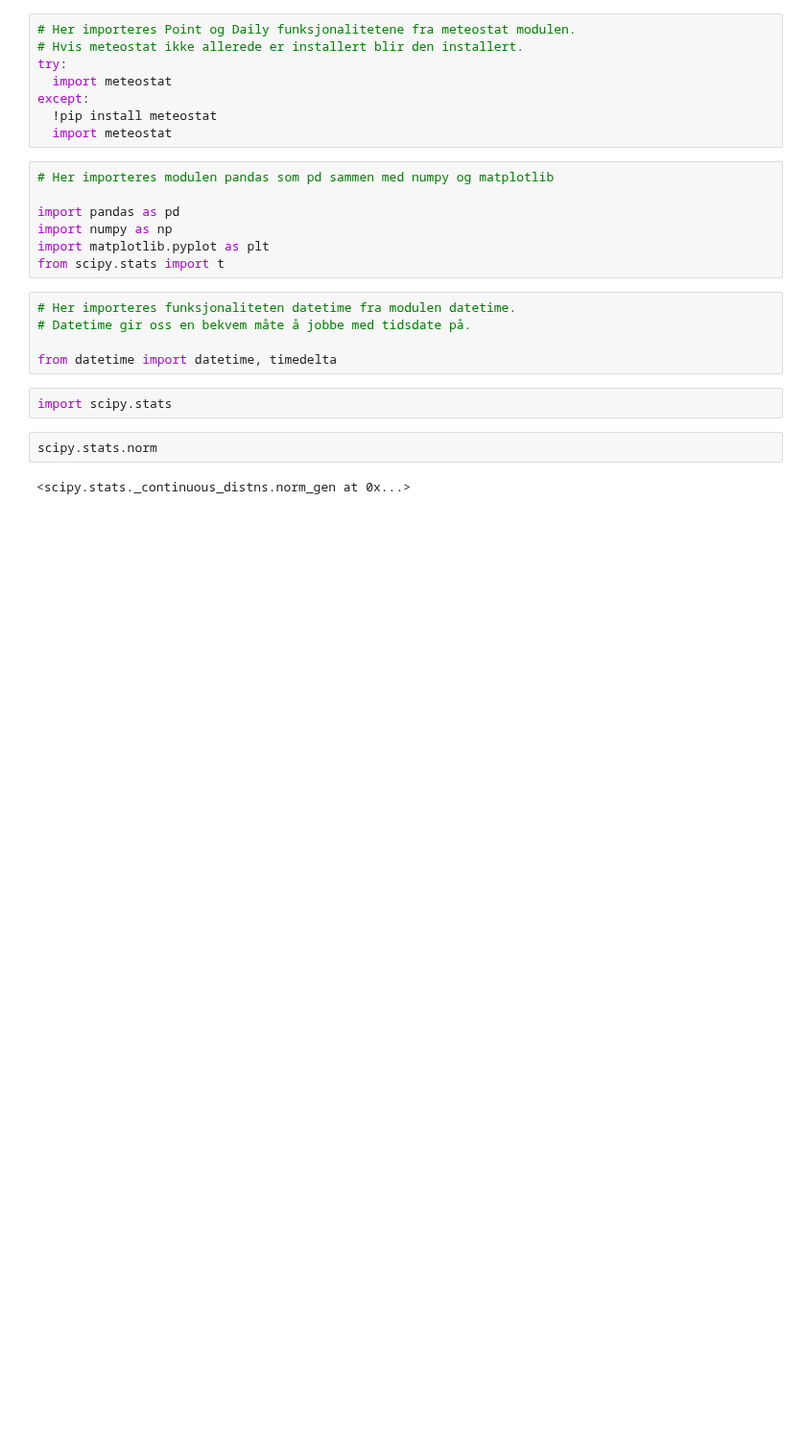
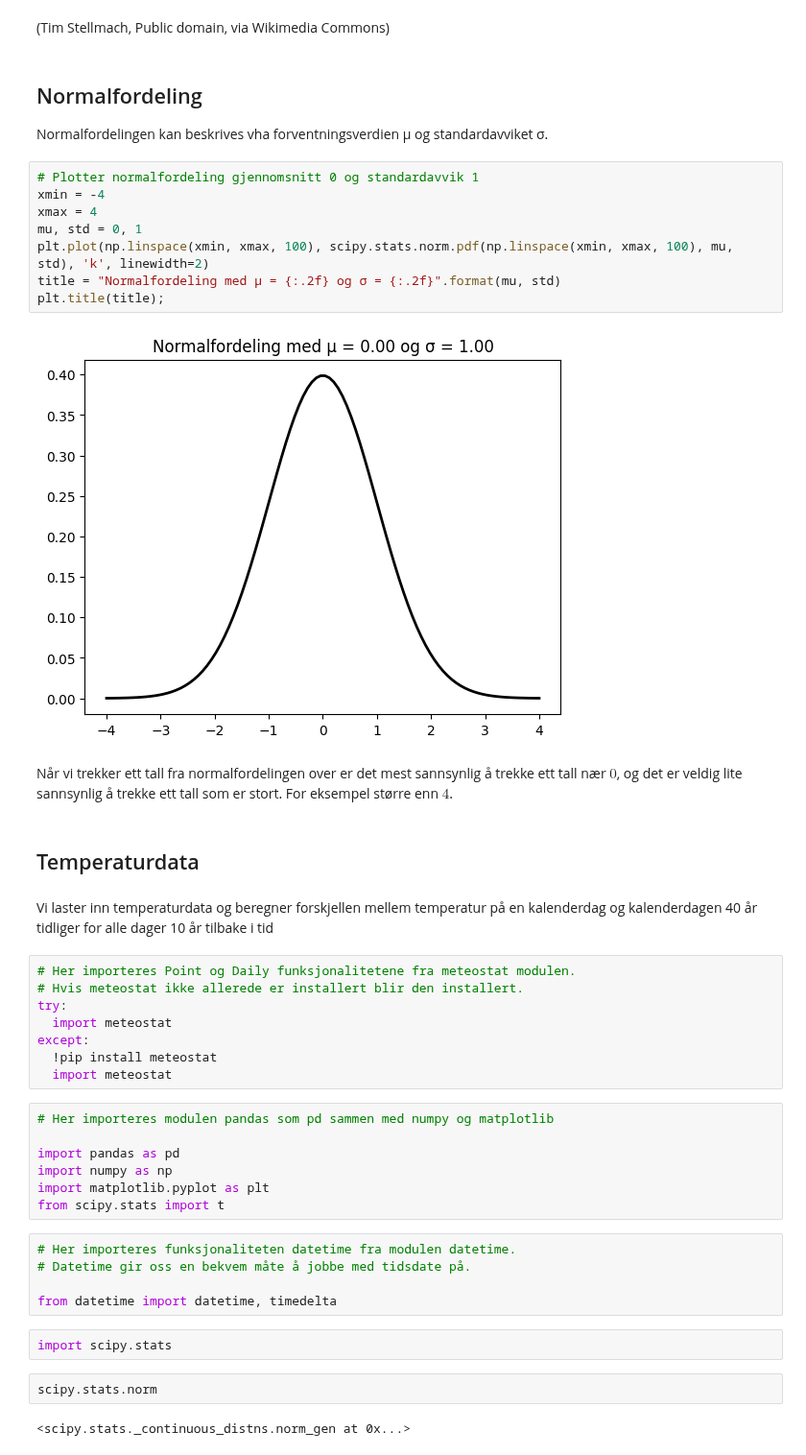
Before and after one commit to mbr085/V25MAT102, a Jupyter notebook: notebooks/uke12/hypotesetest.ipynb, the cells around one changed output. Shown at 96% size. Drawn from its saved outputs; the diff is of its cells as text; blank space fills up the shorter version.

```diff
--- a/notebooks/uke12/hypotesetest.ipynb
+++ b/notebooks/uke12/hypotesetest.ipynb
@@ -28,3 +60,25 @@ gjennomsnittet $E(y)$ av tallene $y_i$ er større enn $1\ C^{\circ}$.
+# %% [markdown]
+(Tim Stellmach, Public domain, via Wikimedia Commons)
+# %% [markdown]
+## Normalfordeling
+
+Normalfordelingen kan beskrives vha forventningsverdien μ og standardavviket σ.
+# %%
+# Plotter normalfordeling gjennomsnitt 0 og standardavvik 1
+xmin = -4
+xmax = 4
+mu, std = 0, 1
+plt.plot(np.linspace(xmin, xmax, 100), scipy.stats.norm.pdf(np.linspace(xmin, xmax, 100), mu, std), 'k', linewidth=2)
+title = "Normalfordeling med μ = {:.2f} og σ = {:.2f}".format(mu, std)
+plt.title(title);
+# %% [output]
+[figure, added]
+# %% [markdown]
+Når vi trekker ett tall fra normalfordelingen over er det mest sannsynlig å trekke ett tall nær $0$, og det er veldig lite sannsynlig å trekke ett tall som er stort. For eksempel større enn $4$.
+# %% [markdown]
+## Temperaturdata
+# %% [markdown]
+Vi laster inn temperaturdata og beregner forskjellen mellem temperatur på en kalenderdag og kalenderdagen 40 år tidliger for alle dager 10 år tilbake i tid
 # %%
 # Her importeres Point og Daily funksjonalitetene fra meteostat modulen.
 # Hvis meteostat ikke allerede er installert blir den installert.
```
Also changed, not shown: parts of 84 cells of this notebook, 2 other files.
